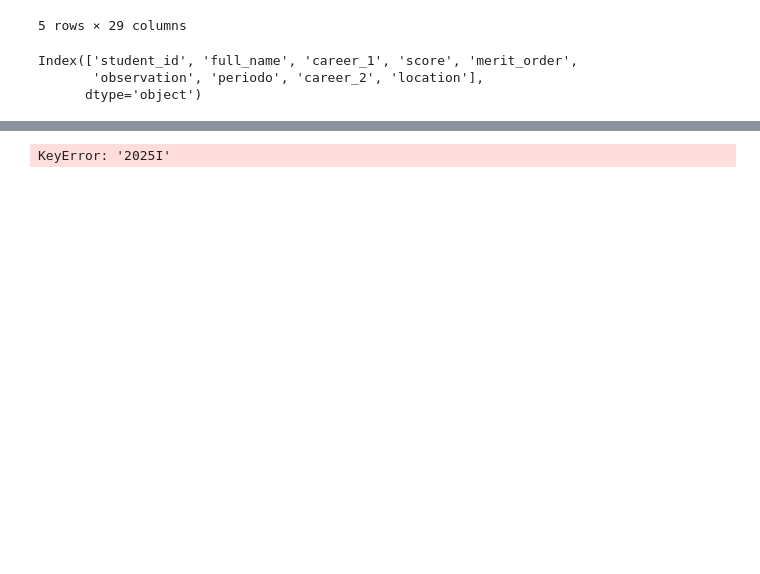
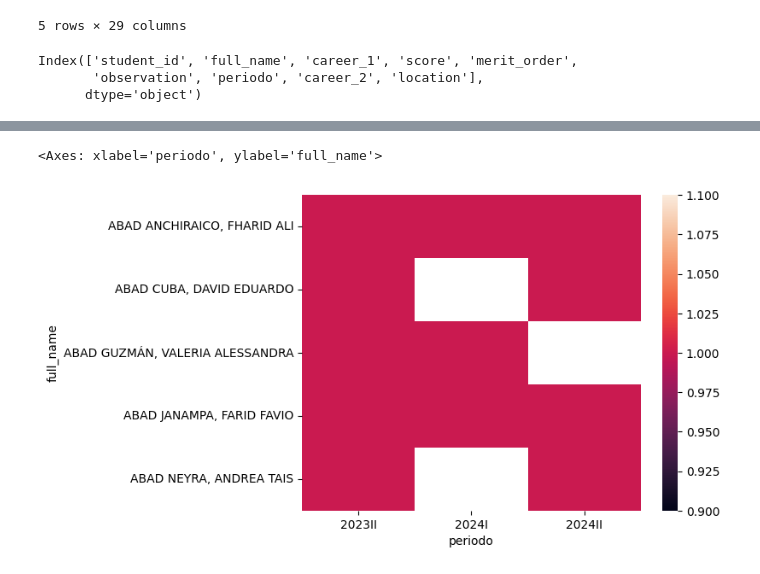
Before and after one commit to Dussand/exam_sm, a Jupyter notebook: data_scrap/analisis_postulantes.ipynb, the cells around one changed output, grey strips where cells are left out. Cells and saved outputs as stored; diff of their text form; code cells hidden in the pictures; blank space fills up the shorter version.

```diff
--- a/data_scrap/analisis_postulantes.ipynb
+++ b/data_scrap/analisis_postulantes.ipynb
@@ -793,17 +793,18 @@ competencia
 # %%
 #cantidad de estudiantes por location y puntajes
 
 score_location = resultados_exam.pivot_table(index='full_name', columns='periodo', values = 'student_id', aggfunc='count').fillna(0)
-score_location['total_intentos'] = score_location['2023II'] + score_location['2024I'] + score_location['2024II'] + score_location['2025I']
+score_location['total_intentos'] = score_location['2023II'] + score_location['2024I'] + score_location['2024II']
 score_location = score_location[score_location['total_intentos'] > 1]
 score_location.sort_values(by = 'total_intentos', ascending=False)
 
 mask = score_location.iloc[:,:-1].head() == 0
 
 sns.heatmap(score_location.iloc[:, :-1].head(),
             linecolor='black',
             mask = mask)
 # %% [output]
-KeyError: '2025I'
+<Axes: xlabel='periodo', ylabel='full_name'>
+[figure, added]
 # %%
 score_location.head()
```
Also changed, not shown: parts of 16 cells of this notebook, 1 other file.
